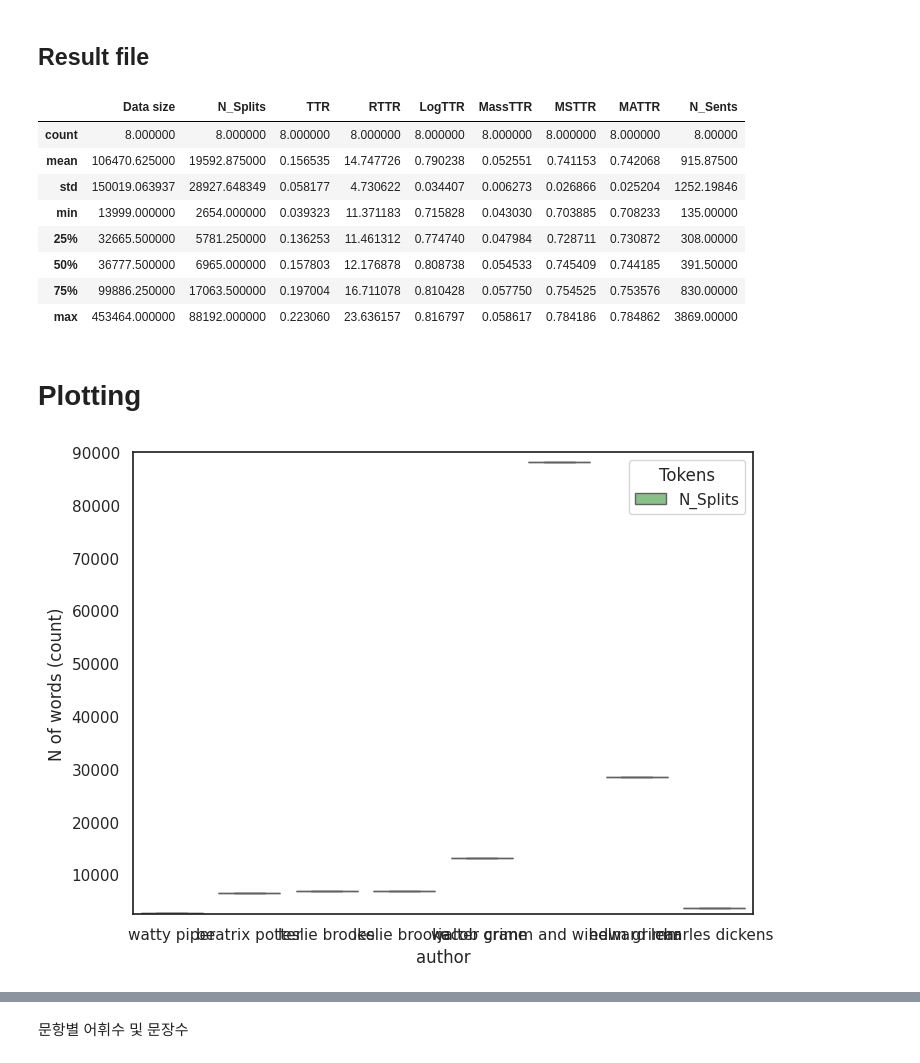
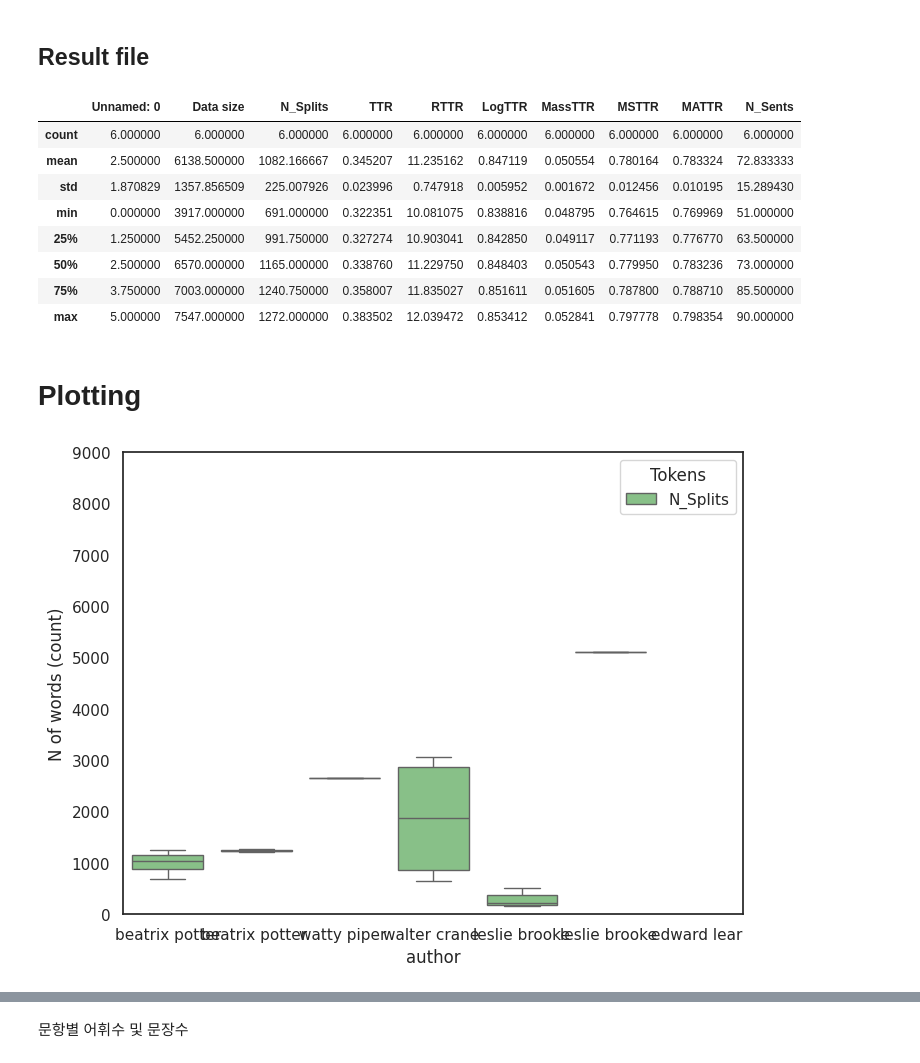
Before and after one commit to ms624atyale/PictureBook_Archive_inProgress, a Jupyter notebook: prototype_PG_mattr_ccw_Final.ipynb, the cells around one changed output, grey strips where cells are left out. Saved outputs shown, nothing was run; the diff lists cells and outputs as text; code cells hidden in the pictures.

```diff
--- a/prototype_PG_mattr_ccw_Final.ipynb
+++ b/prototype_PG_mattr_ccw_Final.ipynb
@@ -151,7 +151,7 @@ EdwardLear.to_csv("./EdwardLear.csv")
 # %% [markdown]
 ###🐹🐾 **6️⃣  Open your csv file with raw at raw.githubusercontent.com and copy & paste the url**
 # %%
-url = "https://raw.githubusercontent.com/ms624atyale/PictureBook_Archive_inProgress/refs/heads/main/Input_Data/PG_ChildrenPictureBooks_7Authors.csv"
+url = "https://raw.githubusercontent.com/ms624atyale/PictureBook_Archive_inProgress/refs/heads/main/Data_Final/pg_all_5authors_final.csv"
 
 df1 = pd.read_csv(url)
 # %%
@@ -333,15 +355,15 @@ df2.to_csv('LD_result_with_Nsents.csv')
 # %%
 df2.describe()
 # %% [output]
-|  | Data size | N_Splits | TTR | RTTR | LogTTR | MassTTR | MSTTR | MATTR | N_Sents |
-| count | 8.000000 | 8.000000 | 8.000000 | 8.000000 | 8.000000 | 8.000000 | 8.000000 | 8.000000 | 8.00000 |
-| mean | 106470.625000 | 19592.875000 | 0.156535 | 14.747726 | 0.790238 | 0.052551 | 0.741153 | 0.742068 | 915.87500 |
-| std | 150019.063937 | 28927.648349 | 0.058177 | 4.730622 | 0.034407 | 0.006273 | 0.026866 | 0.025204 | 1252.19846 |
-| min | 13999.000000 | 2654.000000 | 0.039323 | 11.371183 | 0.715828 | 0.043030 | 0.703885 | 0.708233 | 135.00000 |
-| 25% | 32665.500000 | 5781.250000 | 0.136253 | 11.461312 | 0.774740 | 0.047984 | 0.728711 | 0.730872 | 308.00000 |
-| 50% | 36777.500000 | 6965.000000 | 0.157803 | 12.176878 | 0.808738 | 0.054533 | 0.745409 | 0.744185 | 391.50000 |
-| 75% | 99886.250000 | 17063.500000 | 0.197004 | 16.711078 | 0.810428 | 0.057750 | 0.754525 | 0.753576 | 830.00000 |
-| max | 453464.000000 | 88192.000000 | 0.223060 | 23.636157 | 0.816797 | 0.058617 | 0.784186 | 0.784862 | 3869.00000 |
+|  | Unnamed: 0 | Data size | N_Splits | TTR | RTTR | LogTTR | MassTTR | MSTTR | MATTR | N_Sents |
+| count | 6.000000 | 6.000000 | 6.000000 | 6.000000 | 6.000000 | 6.000000 | 6.000000 | 6.000000 | 6.000000 | 6.000000 |
+| mean | 2.500000 | 6138.500000 | 1082.166667 | 0.345207 | 11.235162 | 0.847119 | 0.050554 | 0.780164 | 0.783324 | 72.833333 |
+| std | 1.870829 | 1357.856509 | 225.007926 | 0.023996 | 0.747918 | 0.005952 | 0.001672 | 0.012456 | 0.010195 | 15.289430 |
+| min | 0.000000 | 3917.000000 | 691.000000 | 0.322351 | 10.081075 | 0.838816 | 0.048795 | 0.764615 | 0.769969 | 51.000000 |
+| 25% | 1.250000 | 5452.250000 | 991.750000 | 0.327274 | 10.903041 | 0.842850 | 0.049117 | 0.771193 | 0.776770 | 63.500000 |
+| 50% | 2.500000 | 6570.000000 | 1165.000000 | 0.338760 | 11.229750 | 0.848403 | 0.050543 | 0.779950 | 0.783236 | 73.000000 |
+| 75% | 3.750000 | 7003.000000 | 1240.750000 | 0.358007 | 11.835027 | 0.851611 | 0.051605 | 0.787800 | 0.788710 | 85.500000 |
+| max | 5.000000 | 7547.000000 | 1272.000000 | 0.383502 | 12.039472 | 0.853412 | 0.052841 | 0.797778 | 0.798354 | 90.000000 |
 # %% [markdown]
 # Plotting
 # %%
@@ -350,14 +372,14 @@ import seaborn as sns
 # %%
 sns.set(rc={'figure.figsize':(8,6),"font.size":40,"axes.titlesize":140,"axes.labelsize":60},style="white") # font size doesn't work
 # ax = sns.boxplot (y=df2)
 # ax.set_ylim([0, 90000])
 
 sns.set_theme(style='white')
-dd=pd.melt(df2,id_vars=['author'],value_vars=['N_Splits'],var_name='Tokens')
-ax = sns.boxplot(x='author',y='value',data=dd,hue='Tokens',palette="Accent")
-ax.set_ylim([2500,90000])
-ax.set(xlabel='author', ylabel='N of words (count)')
+dd=pd.melt(df2,id_vars=['author'],value_vars=['N_Splits'],var_name='Tokens') #🆘 Oiginal id_vars=['author'] from previous version
+ax = sns.boxplot(x='author',y='value',data=dd,hue='Tokens',palette="Accent") #🆘 Oiginal x ='author' from previous version
+ax.set_ylim([0,9000])
+ax.set(xlabel='author', ylabel='N of words (count)') #🆘 Oiginal x ='author' from previous version
 plt.savefig('boxplot_Nsplit.png')
 # %% [output]
-[figure, old version]
+[figure, new version]
 # %%
```
Also changed, not shown: parts of 13 cells of this notebook.
